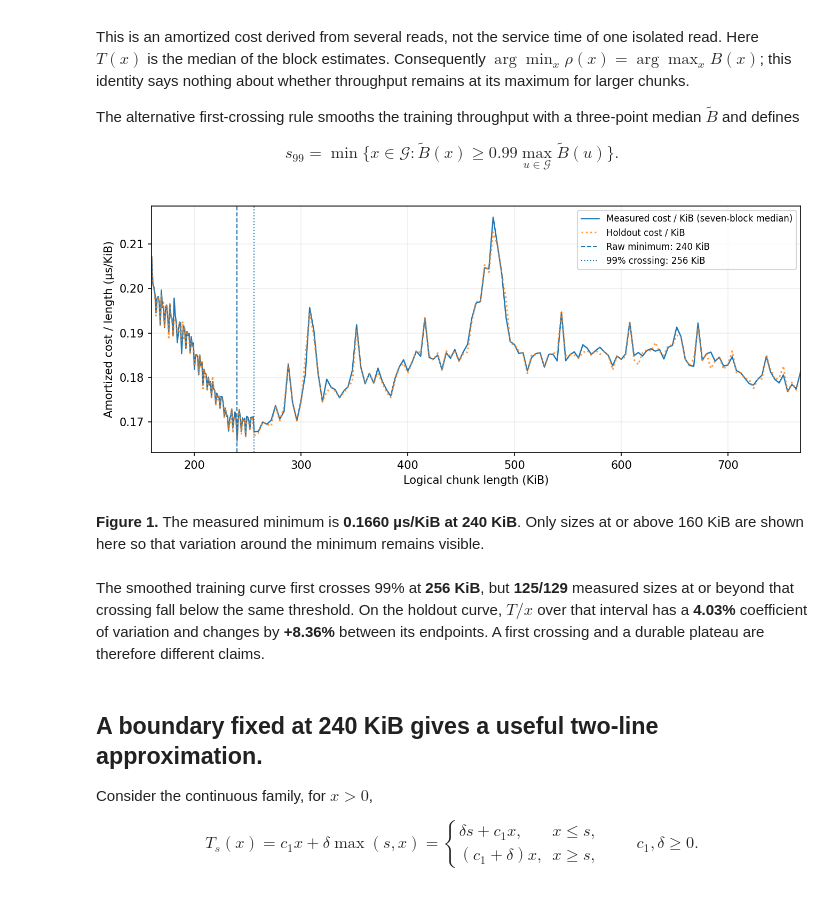
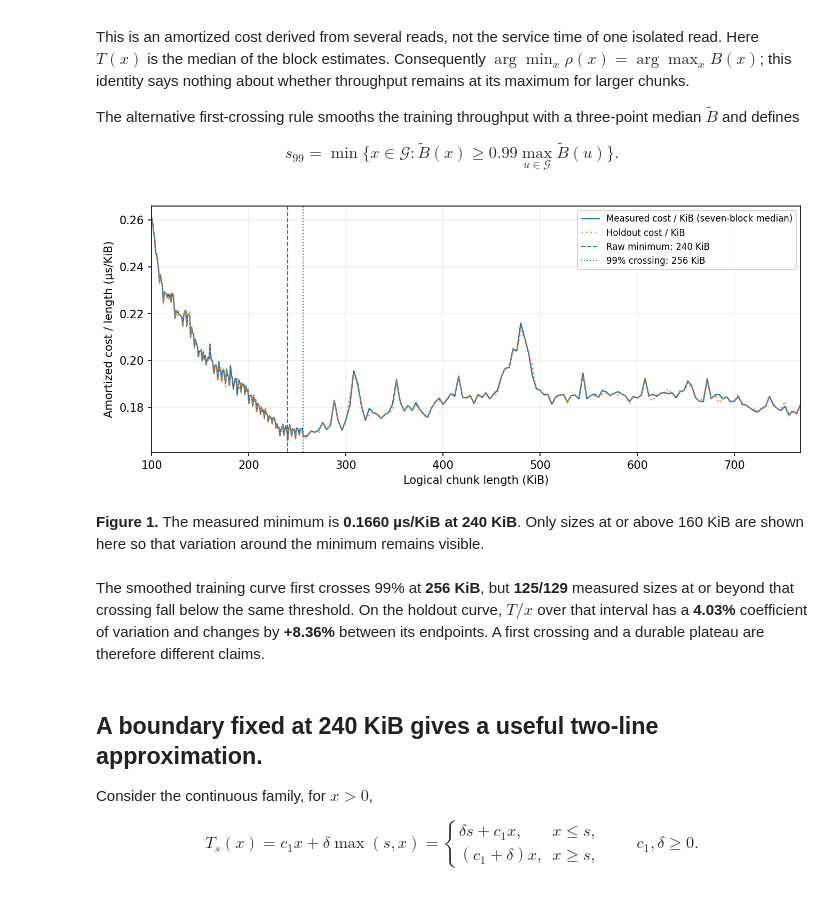
Before and after one commit to yabsed/vlm-in-flash, a Jupyter notebook: conclusion/python/02_chunk_latency.ipynb, the cells around one changed output. Drawn from its saved outputs; the diff is of its cells as text; code cells hidden in the pictures.

```diff
--- a/conclusion/python/02_chunk_latency.ipynb
+++ b/conclusion/python/02_chunk_latency.ipynb
@@ -108,26 +108,26 @@ x_rho = float(x[np.argmin(rho)])
 s99, B_train, B_smooth, peak = chunk_latency.throughput_threshold(x, T_train)
 # %%
 plt.figure(figsize=(9, 3.8))
-zoom = x >= 160
+zoom = x >= 100
 plt.plot(x[zoom], 1000 * rho[zoom], linewidth=1.2, label="Measured cost / KiB (seven-block median)")
 plt.plot(x[zoom], 1000 * T_test[zoom] / x[zoom], ":", alpha=.8, label="Holdout cost / KiB")
 plt.axvline(x_rho, ls="--", lw=1, label=f"Raw minimum: {x_rho:g} KiB")
 plt.axvline(s99, ls=":", lw=1, label=f"99% crossing: {s99:g} KiB")
 plt.xlabel("Logical chunk length (KiB)")
 plt.ylabel("Amortized cost / length (µs/KiB)")
-plt.xlim(160, x[-1])
+plt.xlim(100, x[-1])
 plt.legend(fontsize=8, loc="upper right")
 figure("efficiency_and_breakpoints",
     f"**Figure 1.** The measured minimum is **{1000 * rho.min():.4f} µs/KiB at {x_rho:g} KiB**. "
     "Only sizes at or above 160 KiB are shown here so that variation around the minimum remains visible.")
 prose(
     f"The smoothed training curve first crosses 99% at **{s99:g} KiB**, "
     f"but **{below}/{n_tail}** measured sizes at or beyond that crossing fall below the same threshold. "
     f"On the holdout curve, $T/x$ over that interval has a **{tail_cv:.2f}%** coefficient of variation "
     f"and changes by **{tail_drift:+.2f}%** between its endpoints. "
     "A first crossing and a durable plateau are therefore different claims.")
 # %% [output]
-[figure, old version]
+[figure, new version]
 **Figure 1.** The measured minimum is **0.1660 µs/KiB at 240 KiB**. Only sizes at or above 160 KiB are shown here so that variation around the minimum remains visible.
 The smoothed training curve first crosses 99% at **256 KiB**, but **125/129** measured sizes at or beyond that crossing fall below the same threshold. On the holdout curve, $T/x$ over that interval has a **4.03%** coefficient of variation and changes by **+8.36%** between its endpoints. A first crossing and a durable plateau are therefore different claims.
 # %% [markdown]
```
Also changed, not shown: 2 other files.
